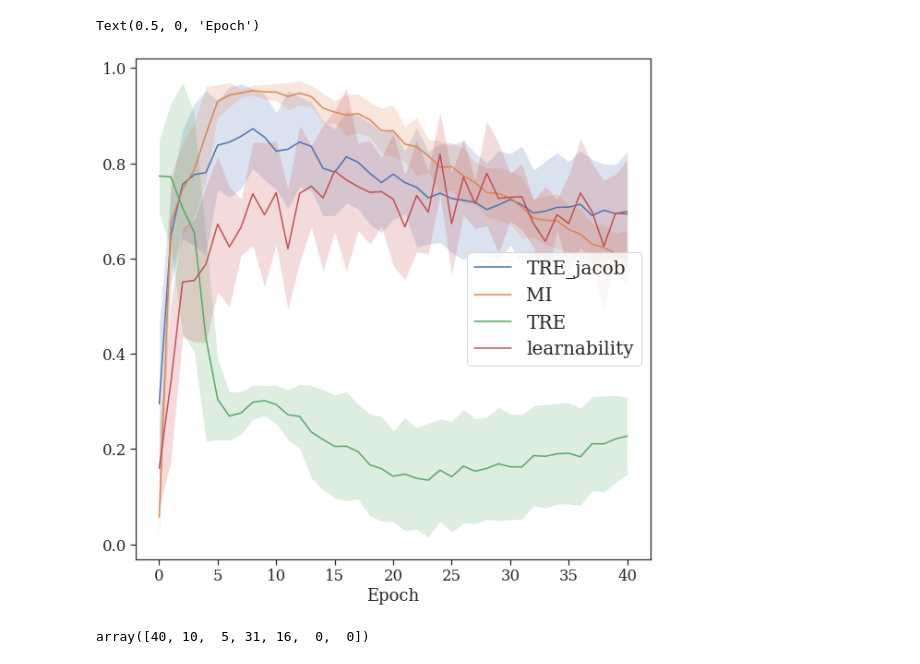
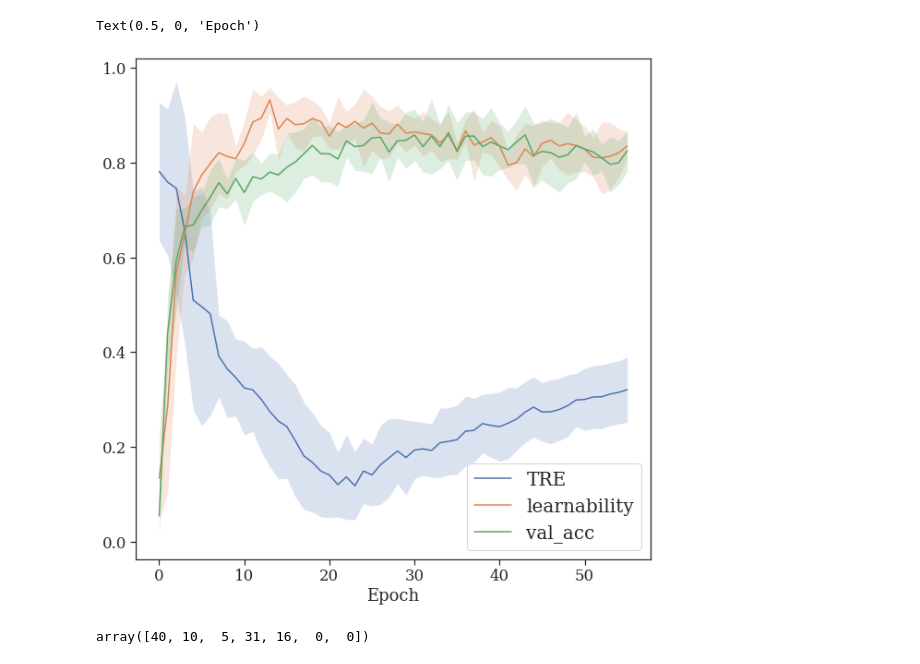
Before and after one commit to JACKHAHA363/tre, a Jupyter notebook: scripts/analysis.ipynb, the cells around one changed output. Cells and saved outputs as stored; diff of their text form; code cells hidden in the pictures.

```diff
--- a/scripts/analysis.ipynb
+++ b/scripts/analysis.ipynb
@@ -72,7 +72,7 @@ def parse_tb_event_files(event_dir, tags=None):
                 data[tag] = get_empty_series(steps)
     return data
 # %%
-training_folder = "/home/luyuchen/work/tre/experiments/hom_with_mean/"
+training_folder = "/home/luyuchen/work/tre/experiments/many_teach/"
 logs = []
 
 
@@ -89,7 +89,7 @@ CHOM = 'c_hom'
 LB = 'learnability'
 
 
-for i in range(6):
+for i in range(5):
     stats = parse_tb_event_files(os.path.join(training_folder, 'train/run{}'.format(i)))
     stats = {k: v.to_dict() for k, v in stats.items()}
     logs.append(stats)
@@ -114,10 +114,10 @@ for log in new_logs:
     info_max_step = np.argmax(log, 0)[1]
     val_max_step = np.argmax(log, 0)[3]
     loss_min_step = np.argmin(log, 0)[5]
-    total_logs += log[:loss_min_step]
+    total_logs += log[:val_max_step]
 data = pd.DataFrame(np.asarray(total_logs), columns=['epoch', 'MI', 'TRE', 'val_acc',
                                               'LB', 'val_loss', 'TRE_no_mean'])
-tobeplot = ['LB', "TRE_no_mean", 'MI']
+tobeplot = ['LB', "TRE_no_mean",'MI', 'TRE']
 for x_id in range(len(tobeplot)):
     for y_id in range(x_id + 1, len(tobeplot)):
         names = [tobeplot[x_id], tobeplot[y_id]]
@@ -153,21 +158,21 @@ epoch = plot_logs[0]['epoch']
 # %%
 NAMES = {'TRE': 'TRE_jacob', 'TRE_no_mean': 'TRE', 'LB': 'learnability'}
 fig, ax = plt.subplots(figsize=(10,10))
-for tobeplot in [ 'TRE', 'MI', 'TRE_no_mean', 'LB']:
+for tobeplot in [ 'TRE_no_mean',  'LB','val_acc']:
     values = [plot_log[tobeplot] for plot_log in plot_logs]
     values = np.array(values)
     values = (values - values.min()) / (values.max() - values.min())
     means = np.mean(values, 0)
     stds = np.std(values, 0)
     ax.plot(epoch, means, label=NAMES.get(tobeplot, tobeplot))
     ax.fill_between(epoch, means - stds,
                     means + stds,
                     alpha=0.2)
-ax.legend(loc='center right', fontsize=20)
+ax.legend(loc='lower right', fontsize=20)
 ax.set_xlabel('Epoch')
 # %% [output]
 Text(0.5, 0, 'Epoch')
-[figure, old version]
+[figure, new version]
 # %%
 np.argmax(new_logs[0], 0)
 # %% [output]
```
Also changed, not shown: parts of 1 cell of this notebook.
